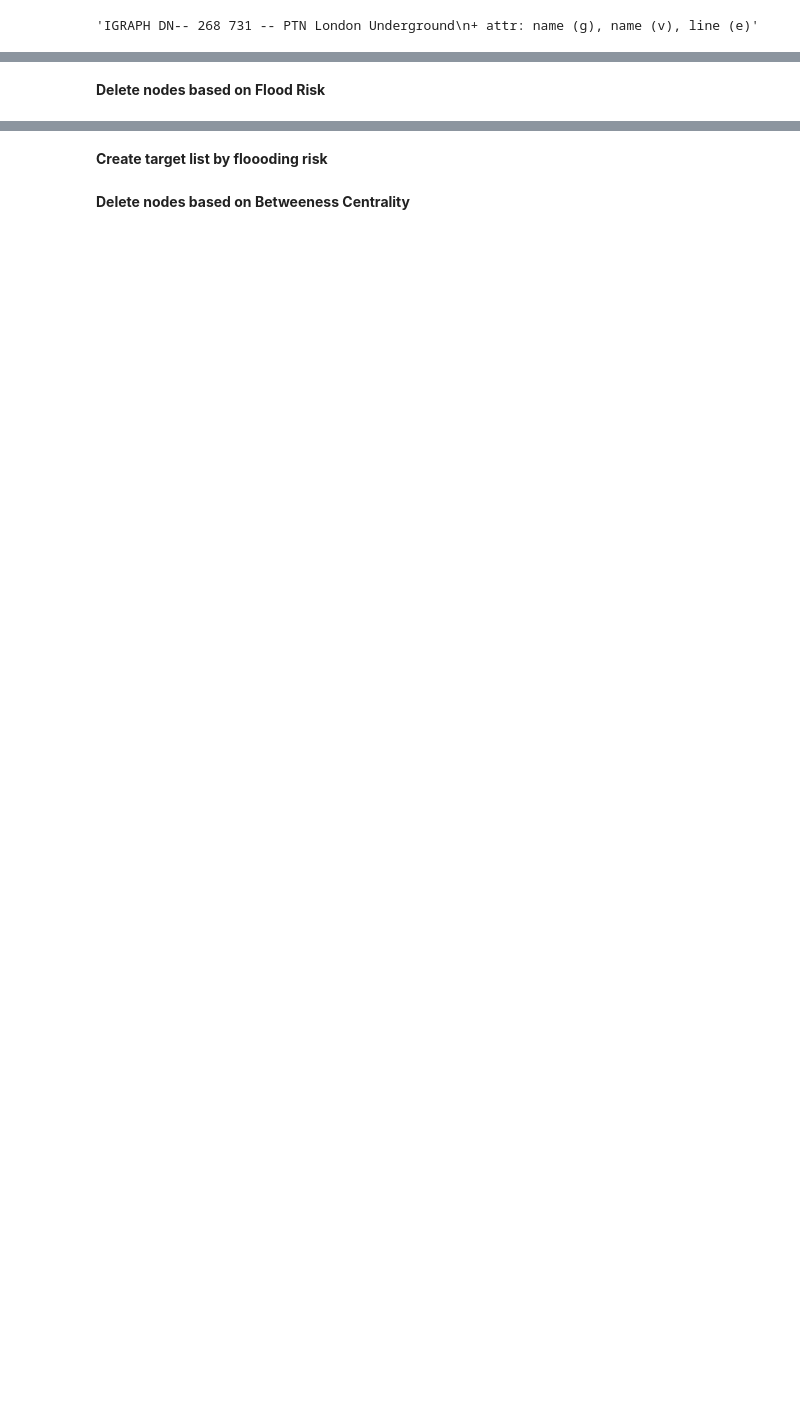
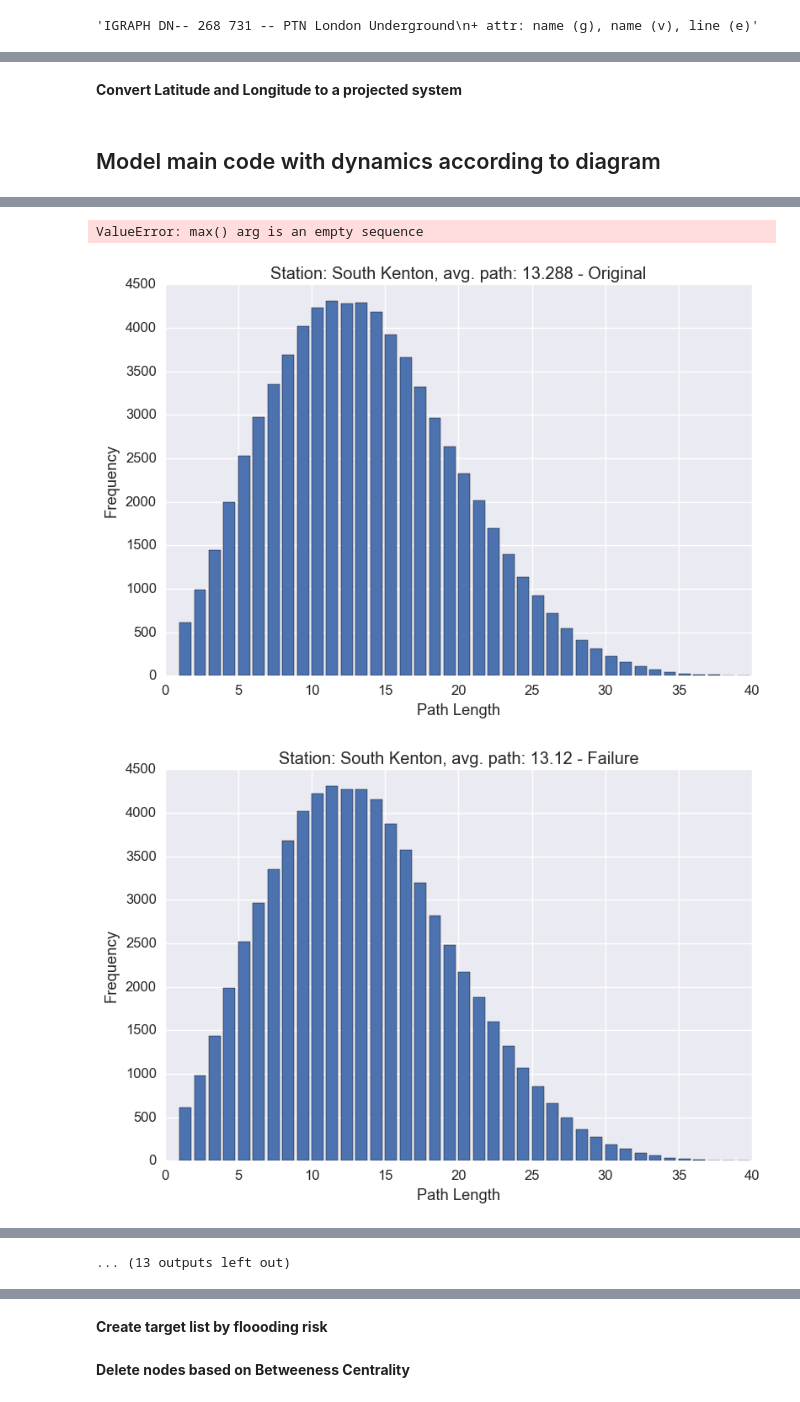
Before and after one commit to sandrofsousa/dacas, a Jupyter notebook: Resilient Tube.ipynb, the cells around one changed output, grey strips where cells are left out. Saved outputs shown, nothing was run; the diff lists cells and outputs as text; code cells hidden in the pictures; blank space fills up the shorter version.

Commit message:
feat: add model dynamics, first running version

```diff
--- a/Resilient Tube.ipynb
+++ b/Resilient Tube.ipynb
@@ -62,5 +47,5 @@ def plot_hist(tup, target):
     plt.ylabel('Frequency')
     plt.title('Station: %s' % str(target))
     plt.bar(*zip(*tup))
-# %% [markdown]
-**Delete nodes based on Flood Risk**
+# %% [markdown]
+**Convert Latitude and Longitude to a projected system**
@@ -66,0 +73,54 @@ def plot_hist(tup, target):
+# %% [markdown]
+## Model main code with dynamics according to diagram
+# %%
+% matplotlib inline
+
+# Create distance matrix (cityblock) using stations coordinates as input
+dist_matrix = cdist(proj_pnts, proj_pnts, 'cityblock')
+
+# Select stations with floodrisk greater than 0.3
+targets = list(ptn.vs.select(FloodRisk1000a_gt= 0.3))
+
+print(targets)
+print('#########')
+
+for node in targets:
+    desc = str(node['name'])
+    ncl = node['NCL']
+    index = np.where(attributes[:,0:1] == desc)[0][0]
+    adj_nodes = ptn.neighbors(node, mode=IN)
+
+    print(node, 'name:', desc, ' ,NCL:', ncl, ' ,index:', index)
+    print('adjacent nodes ID', adj_nodes)
+    print('--------------------------')
+
+    path_hist_orig = np.asarray(list(ptn.path_length_hist(directed=True).bins()), dtype=np.int)
+    avg_path_orig = round(ptn.average_path_length(directed=True), 3)
+    plot_hist(path_hist_orig[:,0::2], desc + ', avg. path: ' + str(avg_path_orig) + ' - Original')
+
+    ptn.delete_vertices(node)  # Deletes vertices and all its edges
+    path_hist_fail = np.asarray(list(ptn.path_length_hist(directed=True).bins()), dtype=np.int)
+    avg_path_fail = round(ptn.average_path_length(directed=True), 3)
+    plot_hist(path_hist_fail[:,0::2], desc + ', avg. path: ' + str(avg_path_fail) + ' - Failure')
+
+    neighbors = np.where(dist_matrix[index] < 3000)  #index on distance matrix
+    ncls = attributes[[neighbors]][0][:,1]  # get NCL codes from attibutes based on index got step ago
+    max_bc = max(ptn.vs(NCL_in=ncls)['BetweenCent'])  # find neighbor with max centrality from
+    source = ptn.vs(adj_nodes[0])[0]  #need to improve, if node=ncl next
+    target = ptn.vs(NCL_in=ncls, BetweenCent_eq=max_bc)[0]
+    ptn.add_edge(source, target)
+    path_hist_reco = np.asarray(list(ptn.path_length_hist(directed=True).bins()), dtype=np.int)
+    avg_path_reco = round(ptn.average_path_length(directed=True), 3)
+    plot_hist(path_hist_reco[:,0::2], desc + ', avg. path: ' + str(avg_path_reco) + ' - Recover')
+
+    # --- Prints for validation only ---
+    print('neighbors matrix', neighbors)
+    print('--------------------------')
+    print('ncls', ncls)
+    print('--------------------------')
+    print('max_betweeness', max_bc)
+    print('--------------------------')
+    print(source)
+    print(target)
+    print('-------------###############-------------')
+# %% [output]
@@ -66,0 +144,3 @@ def plot_hist(tup, target):
+ValueError: max() arg is an empty sequence
+[figure, added]
+[figure, added]
@@ -66,0 +155 @@ def plot_hist(tup, target):
+... (13 outputs left out)
```
Also changed, not shown: parts of 12 cells of this notebook.
